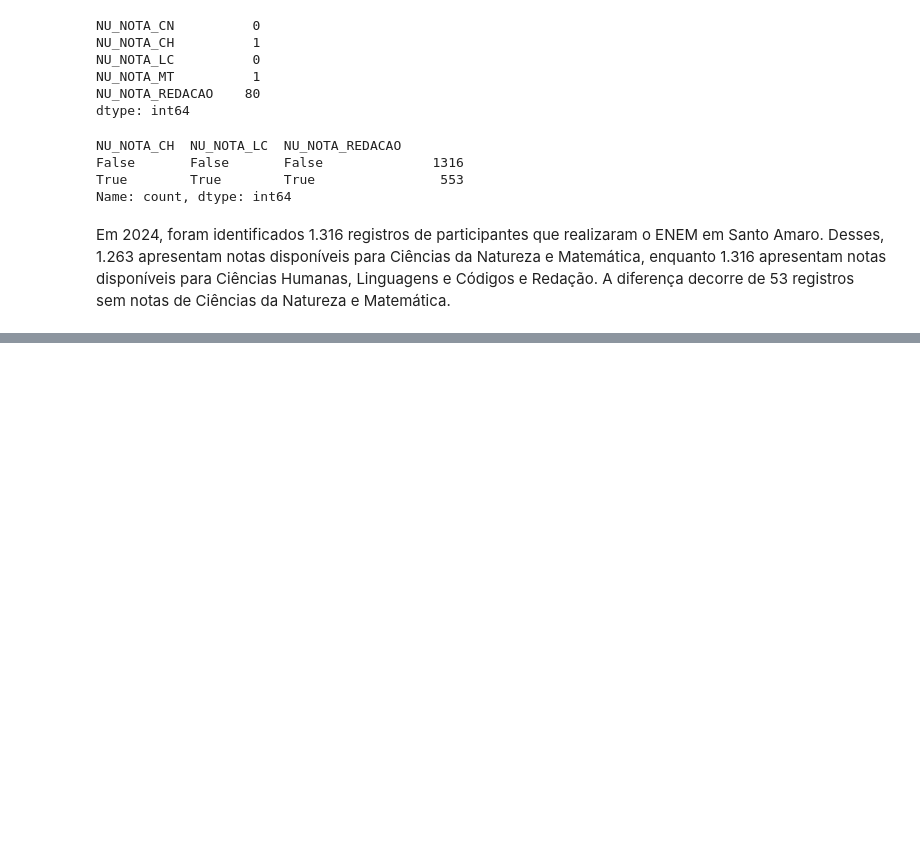
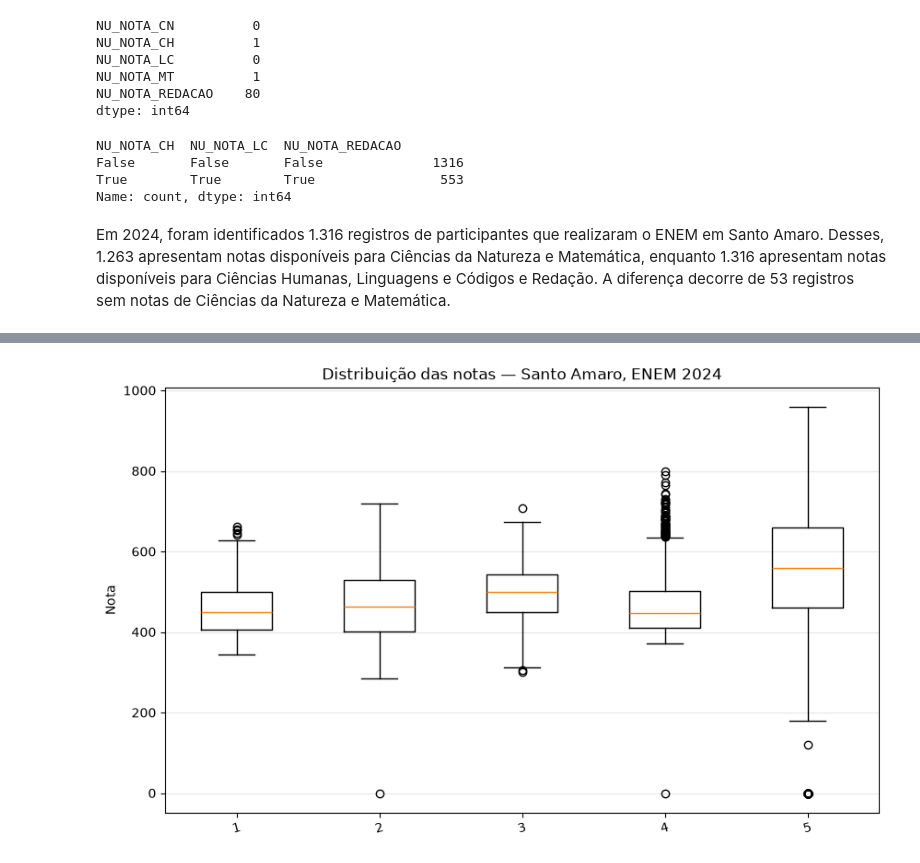
Before and after one commit to alexsilva75/analise_microdados_enem, a Jupyter notebook: analise_2024.ipynb, the cells around one changed output, grey strips where cells are left out. Saved outputs shown, nothing was run; the diff lists cells and outputs as text; code cells hidden in the pictures; blank space fills up the shorter version.

```diff
--- a/analise_2024.ipynb
+++ b/analise_2024.ipynb
@@ -552,0 +584,21 @@ Em 2024, foram identificados 1.316 registros de participantes que realizaram o E
+# %%
+dados_boxplot = [
+    df_santo_amaro_resultados[coluna].dropna()
+    for coluna in areas.keys()
+]
+
+plt.figure(figsize=(10, 6))
+
+plt.boxplot(
+    dados_boxplot,
+    label=list(areas.values())
+)
+
+plt.title('Distribuição das notas — Santo Amaro, ENEM 2024')
+plt.ylabel('Nota')
+plt.xticks(rotation=15)
+
+plt.grid(axis='y', alpha=0.3)
+plt.show()
+# %% [output]
+[figure, added]
```
Also changed, not shown: parts of 45 cells of this notebook.
